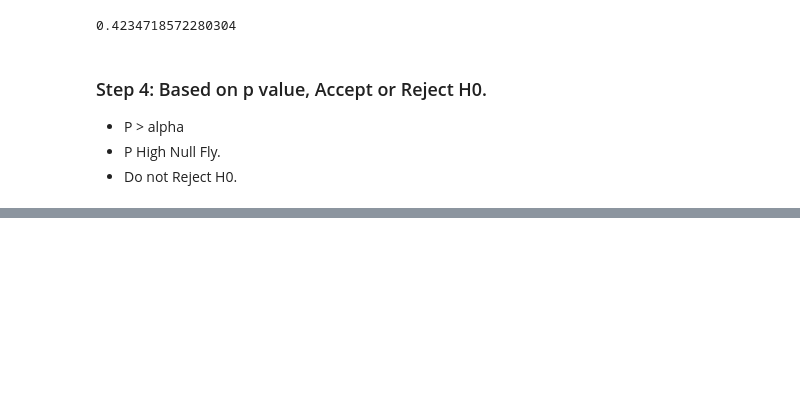
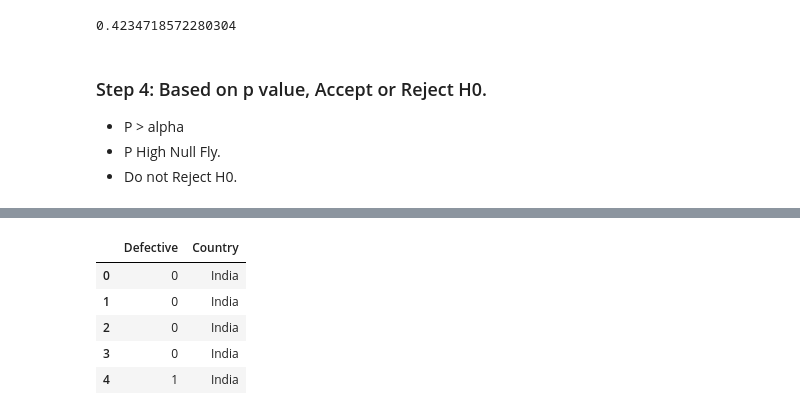
Before and after one commit to jeevan-puli/101-Days-of-Learning-Data-Science, a Jupyter notebook: Inferential_Statistics/Statistical_Test_Notes.ipynb, the cells around one changed output, grey strips where cells are left out. Drawn from its saved outputs; the diff is of its cells as text; code cells hidden in the pictures; blank space fills up the shorter version.

```diff
--- a/Inferential_Statistics/Statistical_Test_Notes.ipynb
+++ b/Inferential_Statistics/Statistical_Test_Notes.ipynb
@@ -348,0 +428,11 @@ stats.binom_test(484, 2000, 0.25)
+# %%
+bah = pd.read_excel("Bahaman.xlsx")
+
+bah.head()
+# %% [output]
+|  | Defective | Country |
+| 0 | 0 | India |
+| 1 | 0 | India |
+| 2 | 0 | India |
+| 3 | 0 | India |
+| 4 | 1 | India |
```
Also changed, not shown: parts of 17 cells of this notebook.
